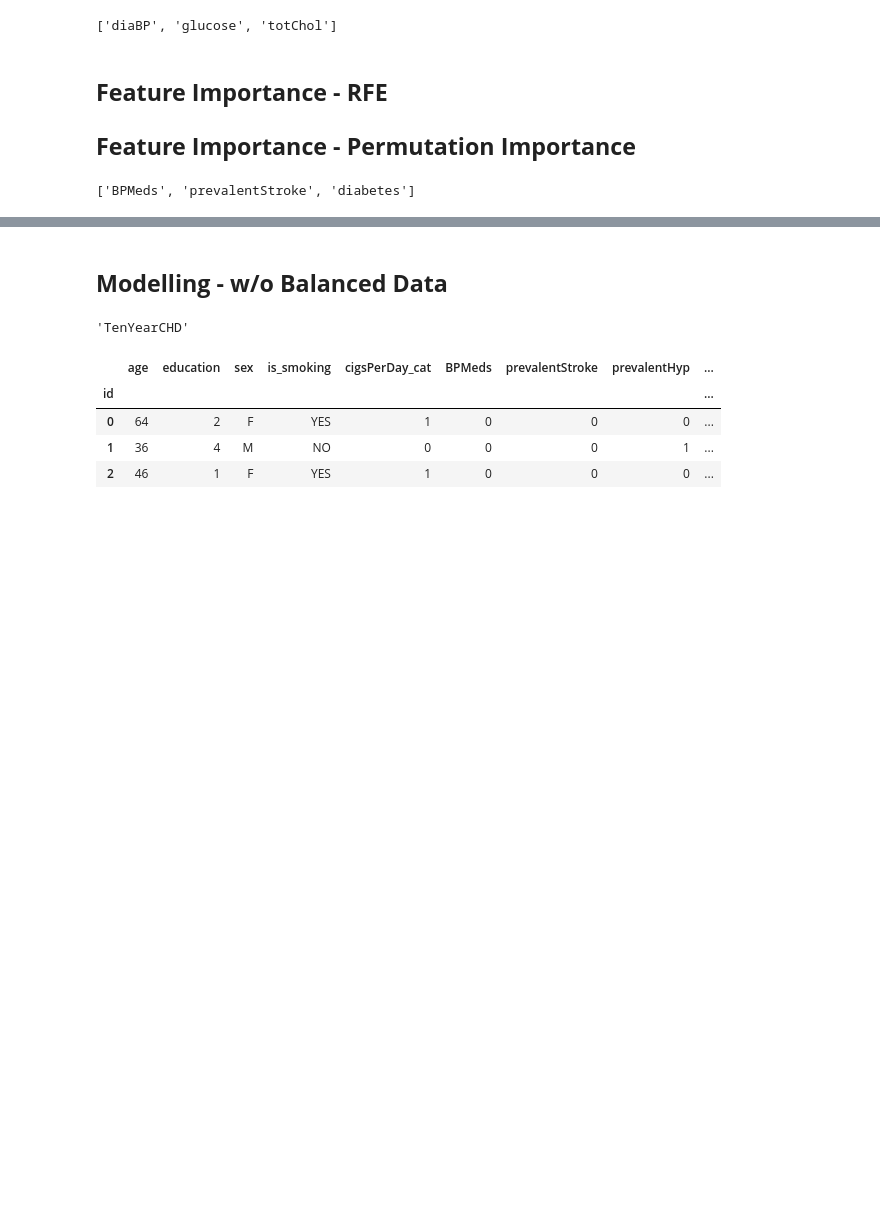
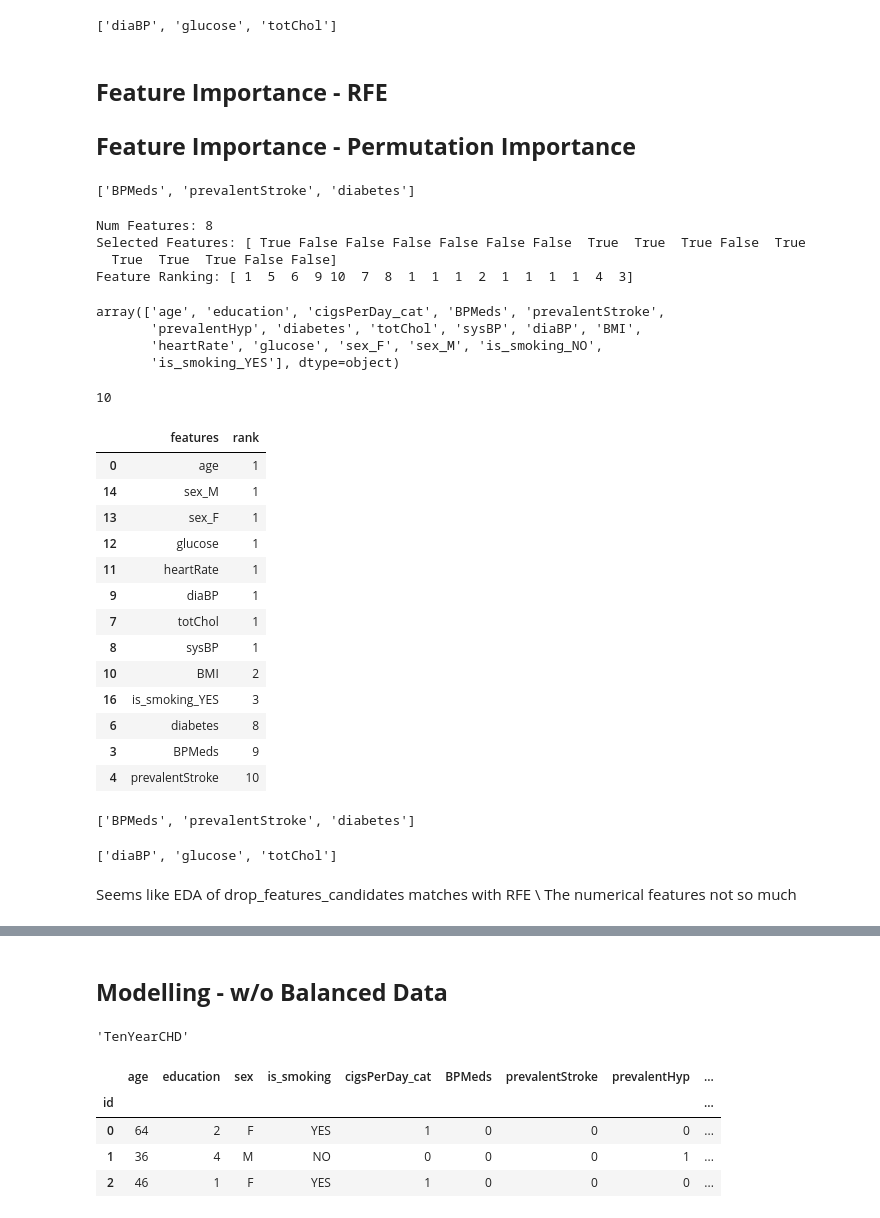
Before and after one commit to suchirmm/Heart_Disease_Risk, a Jupyter notebook: project_cardiovascular_risk.ipynb, the cells around one changed output, grey strips where cells are left out. Saved outputs shown, nothing was run; the diff lists cells and outputs as text; code cells hidden in the pictures; blank space fills up the shorter version.

```diff
--- a/project_cardiovascular_risk.ipynb
+++ b/project_cardiovascular_risk.ipynb
@@ -1023,3 +1027,75 @@ drop_cands_num
 drop_feature_candidates
 # %% [output]
 ['BPMeds', 'prevalentStroke', 'diabetes']
+# %%
+# Make a copy for data preparation
+# Resample the data
+
+X = df.copy()
+y = df[target_variable].copy()
+X = X.drop(target_variable, axis = 1)
+
+X = pd.get_dummies(X, columns=["sex", "is_smoking"], prefix=["sex","is_smoking"])
+smote = SMOTE()
+
+X_smote, y_smote = smote.fit_resample(X, y)
+# %%
+from sklearn.feature_selection import RFE
+from sklearn.linear_model import LogisticRegression
+
+rfe = RFE(estimator=RandomForestClassifier(), n_features_to_select=8)
+fit = rfe.fit(X_smote, y_smote)
+print("Num Features: %d" % fit.n_features_)
+print("Selected Features: %s" % fit.support_)
+print("Feature Ranking: %s" % fit.ranking_)
+# %% [output]
+Num Features: 8
+Selected Features: [ True False False False False False False  True  True  True False  True
+  True  True  True False False]
+Feature Ranking: [ 1  5  6  9 10  7  8  1  1  1  2  1  1  1  1  4  3]
+# %%
+fit.feature_names_in_
+# %% [output]
+array(['age', 'education', 'cigsPerDay_cat', 'BPMeds', 'prevalentStroke',
+       'prevalentHyp', 'diabetes', 'totChol', 'sysBP', 'diaBP', 'BMI',
+       'heartRate', 'glucose', 'sex_F', 'sex_M', 'is_smoking_NO',
+       'is_smoking_YES'], dtype=object)
+# %%
+features_rfe = pd.DataFrame({'features' : fit.feature_names_in_,
+                             'rank' : fit.ranking_})
+
+features_rfe.sort_values(by = ['rank'], inplace = True)
+
+# 10 unique ranks
+features_rfe['rank'].nunique()
+# %% [output]
+10
+# %%
+features_rfe.loc[(features_rfe['rank'] <= 3) | (features_rfe['rank'] >=8)]
+# %% [output]
+|  | features | rank |
+| 0 | age | 1 |
+| 14 | sex_M | 1 |
+| 13 | sex_F | 1 |
+| 12 | glucose | 1 |
+| 11 | heartRate | 1 |
+| 9 | diaBP | 1 |
+| 7 | totChol | 1 |
+| 8 | sysBP | 1 |
+| 10 | BMI | 2 |
+| 16 | is_smoking_YES | 3 |
+| 6 | diabetes | 8 |
+| 3 | BPMeds | 9 |
+| 4 | prevalentStroke | 10 |
+# %%
+# Compare with the features we want to drop
+print(drop_feature_candidates)
+
+# Compare with numerical features we want to drop
+drop_cands_num
+# %% [output]
+['BPMeds', 'prevalentStroke', 'diabetes']
+['diaBP', 'glucose', 'totChol']
+# %% [markdown]
+Seems like EDA of drop_features_candidates matches with RFE \\
+The numerical features not so much
```
Also changed, not shown: parts of 18 cells of this notebook.
